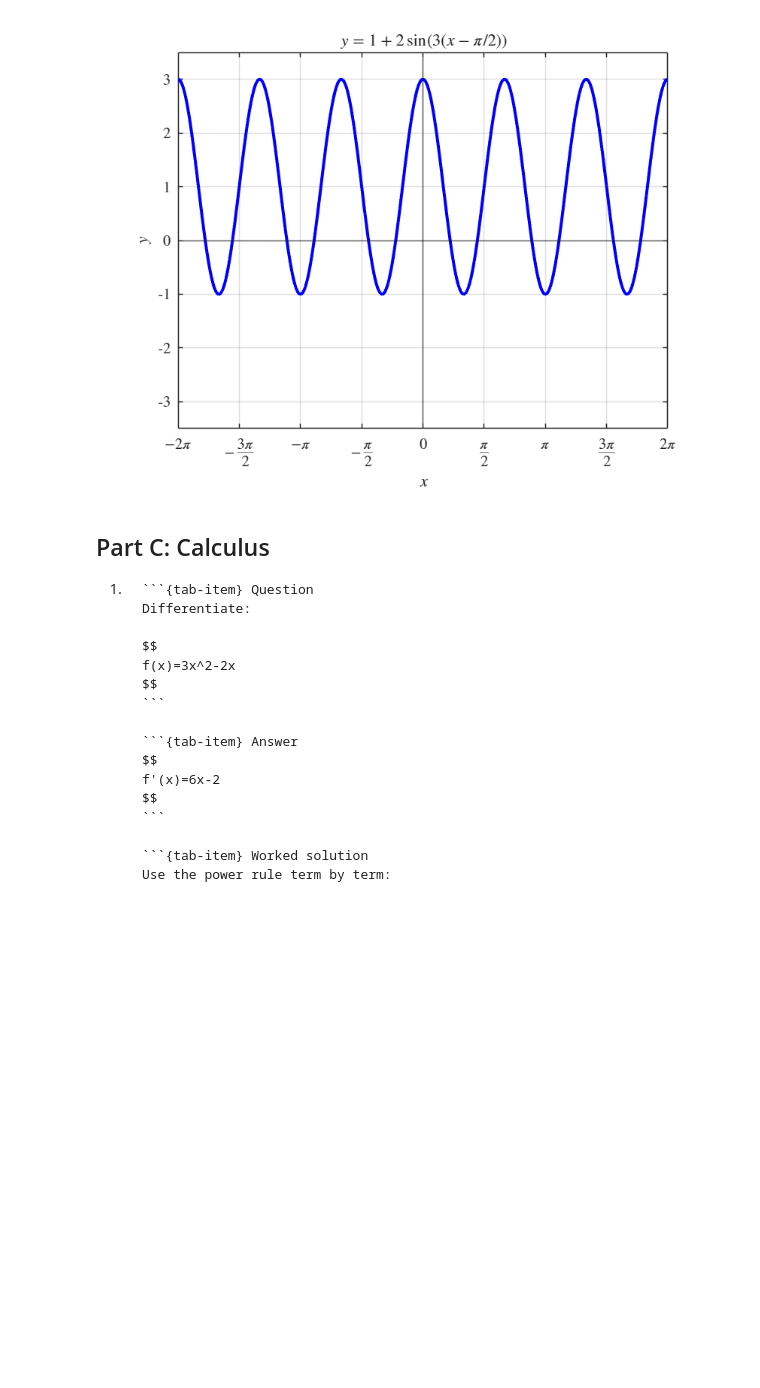
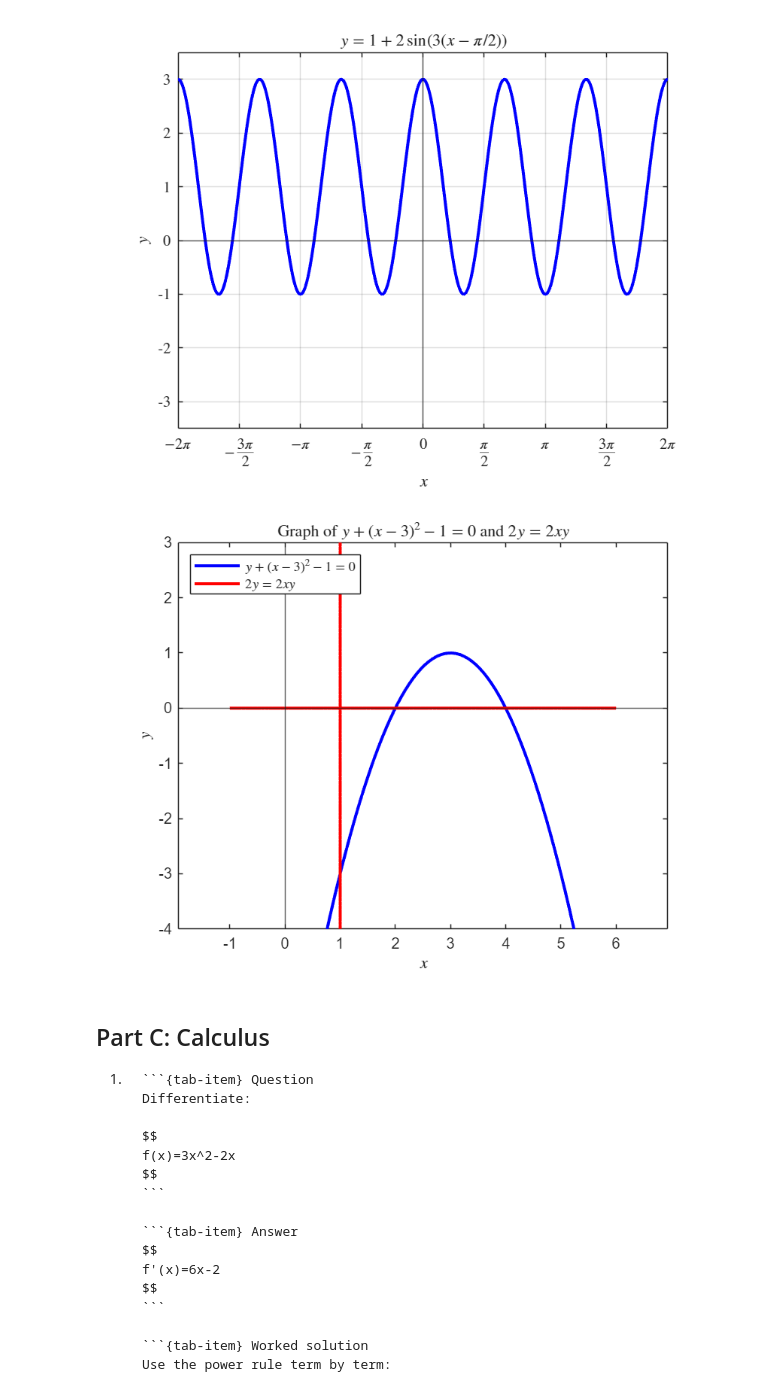
Before and after one commit to joelmiller/Laplace, a Jupyter notebook: docs/_sources/prereqs/SelfDiagnostic.ipynb, the cells around one changed output. Drawn from its saved outputs; the diff is of its cells as text; code cells hidden in the pictures; blank space fills up the shorter version.

```diff
--- a/docs/_sources/prereqs/SelfDiagnostic.ipynb
+++ b/docs/_sources/prereqs/SelfDiagnostic.ipynb
@@ -1670,6 +1882,30 @@ saveas(gcf, 'B8f.png')
 [figure]
 [figure]
 [figure]
+# %%
+
+x= linspace(-1,6,100);
+y = linspace(-4,3,100);
+figure()
+parab = plot(x, 1-(x-3).^2, 'b-', 'LineWidth',2, 'Displayname', '$y+(x-3)^2-1=0$');
+hold on
+
+line = plot(x, 0*x, 'r-', 'LineWidth',2, 'DisplayName', '$2y=2xy$');
+plot(1+0*y, y, 'r-', 'LineWidth',2);
+xline(0)
+yline(0)
+
+xlim([-1,6]);
+ylim([-4,3]);
+legend([parab, line], 'Interpreter', 'latex', 'Location', 'northwest')
+xlabel('$x$', 'Interpreter', 'latex')
+ylabel('$y$', 'Interpreter', 'latex')
+title('Graph of $y+(x-3)^2-1=0$ and $2y=2xy$', 'Interpreter', 'latex')
+axis equal
+
+saveas(gcf, 'B11_intersection.png')
+# %% [output]
+[figure, added]
 # %% [markdown]
 ## Part C: Calculus
 
```
Also changed, not shown: parts of 5 cells of this notebook, 14 other files.
